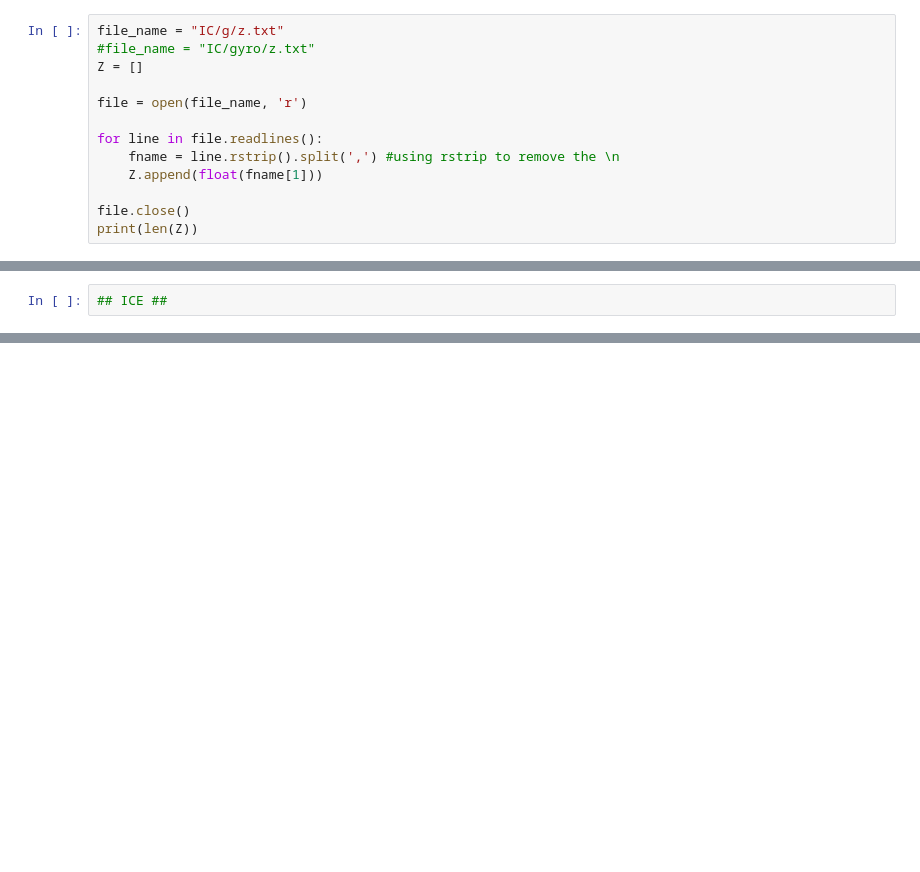
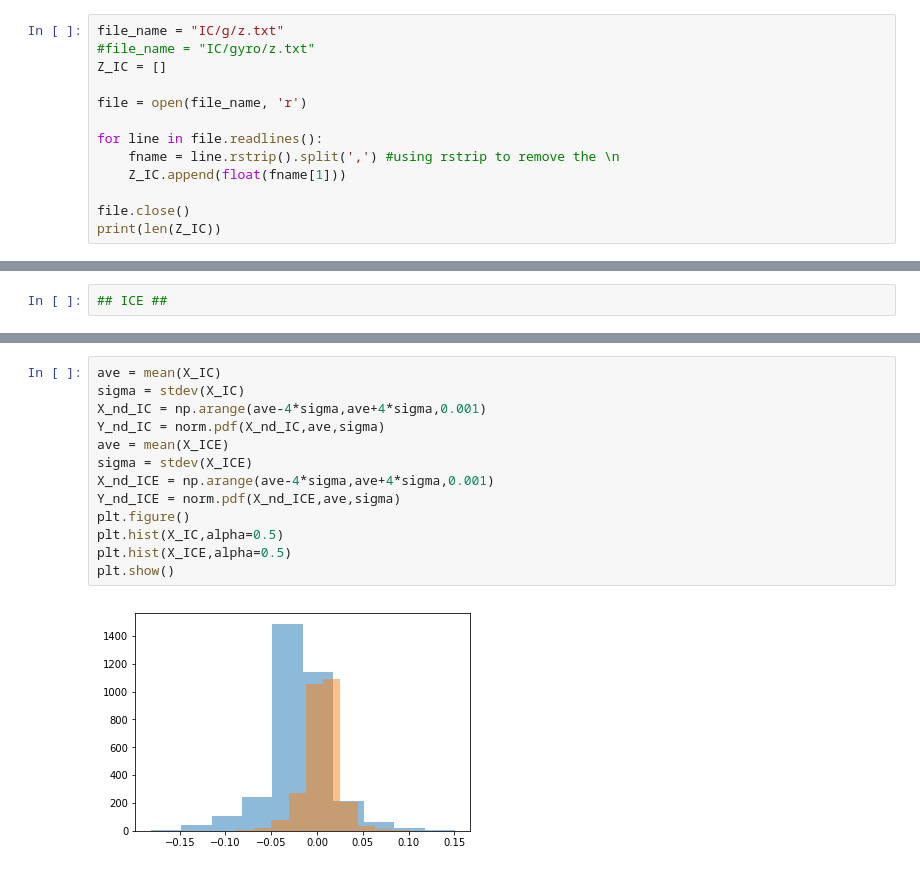
Before and after one commit to soyaoki/Analysis-of-Acceleration, a Jupyter notebook: anayze_all.ipynb, the cells around one changed output, grey strips where cells are left out. Saved outputs shown, nothing was run; the diff lists cells and outputs as text; blank space fills up the shorter version.

```diff
--- a/anayze_all.ipynb
+++ b/anayze_all.ipynb
@@ -39,16 +71,16 @@ print(len(Y))
 # %%
 file_name = "IC/g/z.txt"
 #file_name = "IC/gyro/z.txt"
-Z = []
+Z_IC = []
 
 file = open(file_name, 'r')
 
 for line in file.readlines():
     fname = line.rstrip().split(',') #using rstrip to remove the \n
-    Z.append(float(fname[1]))
+    Z_IC.append(float(fname[1]))
 
 file.close()
-print(len(Z))
+print(len(Z_IC))
 # %% [output]
 3320
 # %%
@@ -251,0 +154,15 @@ plt.plot(X_nd,Y_nd)
+# %%
+ave = mean(X_IC)
+sigma = stdev(X_IC)
+X_nd_IC = np.arange(ave-4*sigma,ave+4*sigma,0.001)
+Y_nd_IC = norm.pdf(X_nd_IC,ave,sigma)
+ave = mean(X_ICE)
+sigma = stdev(X_ICE)
+X_nd_ICE = np.arange(ave-4*sigma,ave+4*sigma,0.001)
+Y_nd_ICE = norm.pdf(X_nd_ICE,ave,sigma)
+plt.figure()
+plt.hist(X_IC,alpha=0.5)
+plt.hist(X_ICE,alpha=0.5)
+plt.show()
+# %% [output]
+[figure, added]
```
Also changed, not shown: parts of 60 cells of this notebook.
